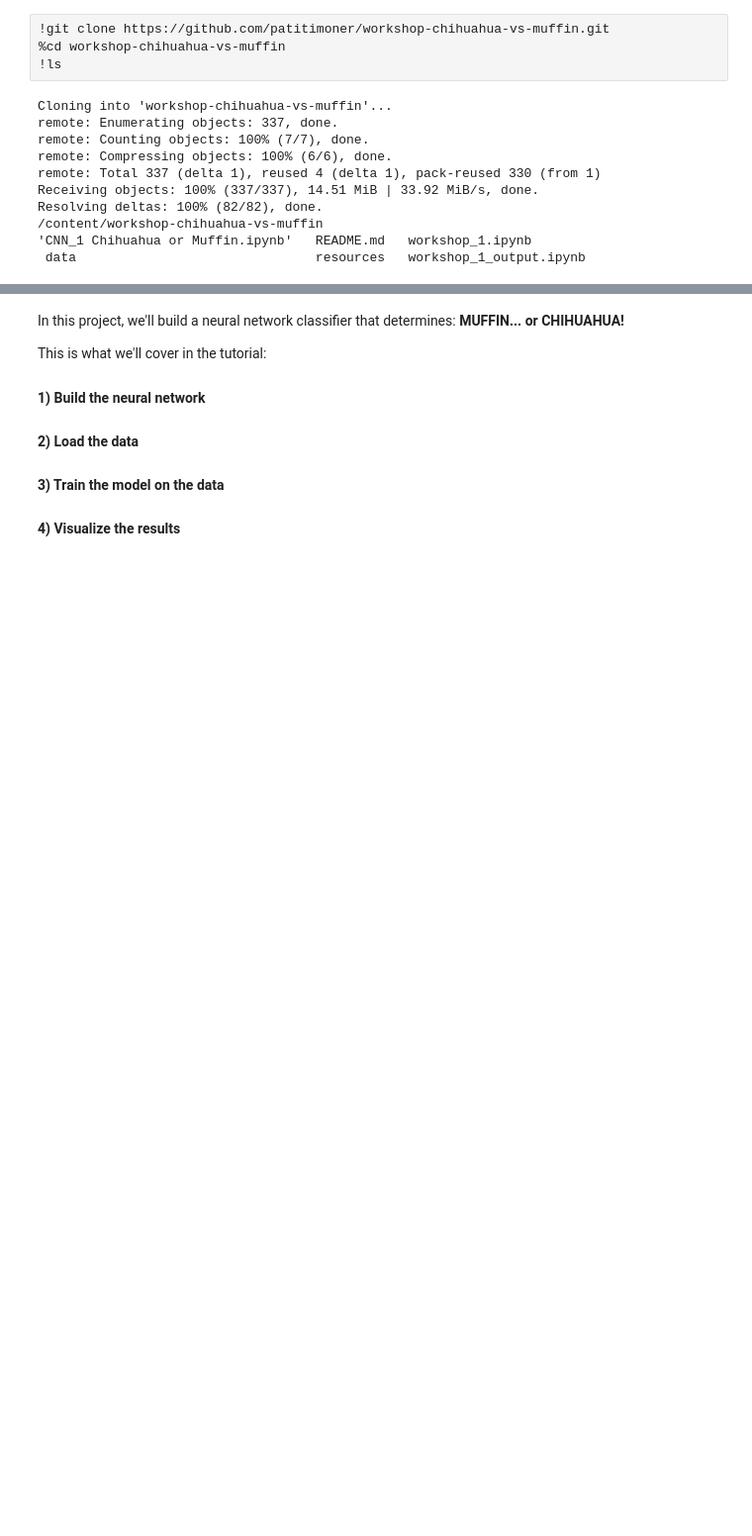
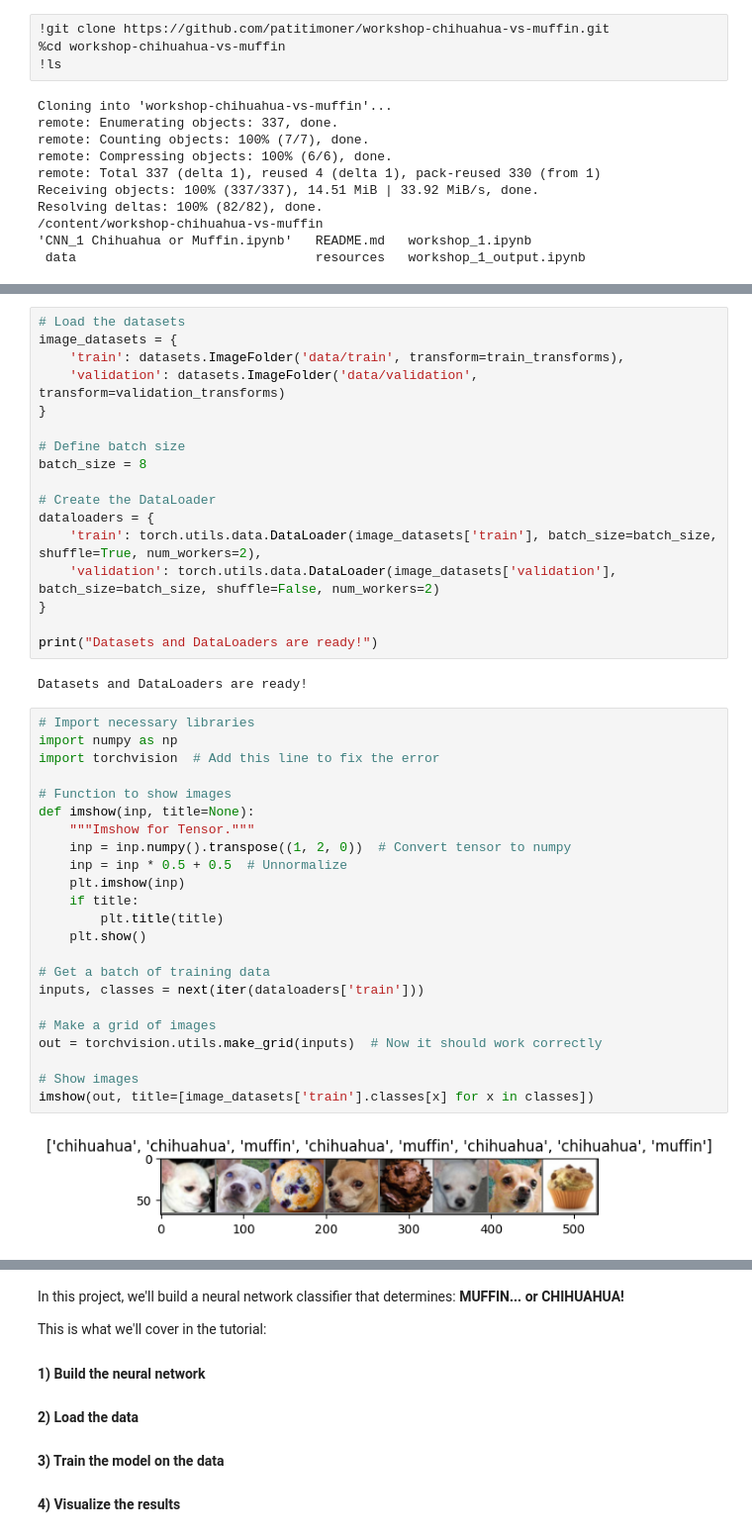
Before and after one commit to Rubenvalenzuelaaa/jupyter-exploration., a Jupyter notebook: workshop_1.ipynb, the cells around one changed output, grey strips where cells are left out. Shown: that part at 99% size. Drawn from its saved outputs; the diff is of its cells as text; blank space fills up the shorter version.

```diff
--- a/workshop_1.ipynb
+++ b/workshop_1.ipynb
@@ -21,0 +77,44 @@ Resolving deltas: 100% (82/82), done.
+# %%
+# Load the datasets
+image_datasets = {
+    'train': datasets.ImageFolder('data/train', transform=train_transforms),
+    'validation': datasets.ImageFolder('data/validation', transform=validation_transforms)
+}
+
+# Define batch size
+batch_size = 8
+
+# Create the DataLoader
+dataloaders = {
+    'train': torch.utils.data.DataLoader(image_datasets['train'], batch_size=batch_size, shuffle=True, num_workers=2),
+    'validation': torch.utils.data.DataLoader(image_datasets['validation'], batch_size=batch_size, shuffle=False, num_workers=2)
+}
+
+print("Datasets and DataLoaders are ready!")
+# %% [output]
+Datasets and DataLoaders are ready!
+# %%
+# Import necessary libraries
+import numpy as np
+import torchvision  # Add this line to fix the error
+
+# Function to show images
+def imshow(inp, title=None):
+    """Imshow for Tensor."""
+    inp = inp.numpy().transpose((1, 2, 0))  # Convert tensor to numpy
+    inp = inp * 0.5 + 0.5  # Unnormalize
+    plt.imshow(inp)
+    if title:
+        plt.title(title)
+    plt.show()
+
+# Get a batch of training data
+inputs, classes = next(iter(dataloaders['train']))
+
+# Make a grid of images
+out = torchvision.utils.make_grid(inputs)  # Now it should work correctly
+
+# Show images
+imshow(out, title=[image_datasets['train'].classes[x] for x in classes])
+# %% [output]
+[figure, added]
```
Also changed, not shown: parts of 10 cells of this notebook.
